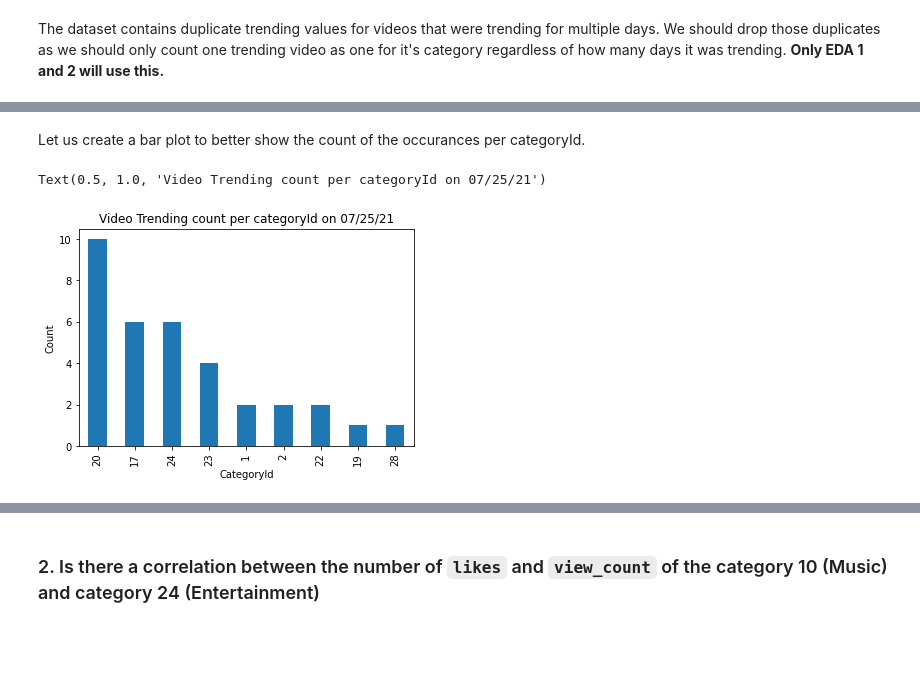
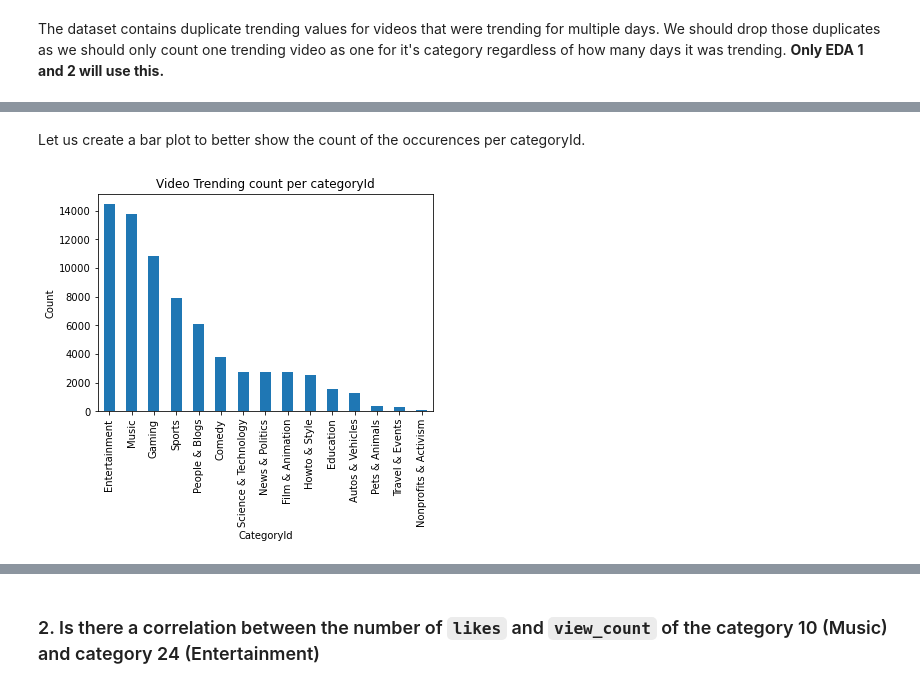
Before and after one commit to kether82/Project-1, a Jupyter notebook: Untitled0.ipynb, the cells around one changed output, grey strips where cells are left out. Saved outputs shown, nothing was run; the diff lists cells and outputs as text; code cells hidden in the pictures; blank space fills up the shorter version.

```diff
--- a/Untitled0.ipynb
+++ b/Untitled0.ipynb
@@ -110,0 +143,14 @@ Since the variables *category_data, trending_date, publishedAt, likes ,view_coun
+# %%
+trending_US_df.replace({
+1: "Film & Animation", 2: "Autos & Vehicles", 10: "Music",
+15: "Pets & Animals", 17: "Sports", 18: "Short Movies",
+19: "Travel & Events", 20: "Gaming", 21: "Videoblogging",
+22: "People & Blogs", 23: "Comedy", 24: "Entertainment",
+25: "News & Politics", 26: "Howto & Style", 27: "Education",
+28: "Science & Technology", 29: "Nonprofits & Activism", 30: "Movies",
+31: "Anime/Animation", 32: "Action/Adventure", 33: "Classics",
+34: "Comedy", 35: "Documentary", 36: "Drama",
+37: "Family", 38: "Foreign", 39: "Horror",
+40: "Sci-Fi/Fantasy", 41: "Thriller", 42: "Shorts",
+43: "Shows", 44: "Trailers"}, inplace=True)
+trending_US_df["categoryId"].unique()
@@ -150,3 +204,4 @@ The **`categoryId`** variable is an integer representing the video category. we
 # %%
-trending_US_count_df['categoryId'].unique()
+trending_US_count_df = trending_US_df['categoryId'].value_counts()
+trending_US_count_df
 # %% [output]
@@ -195,10 +224,10 @@ Name: categoryId, dtype: int64
 # %% [markdown]
-Let us create a bar plot to better show the count of the occurances per categoryId.
+Let us create a bar plot to better show the count of the occurences per categoryId.
 # %%
-trending_US_count_0725_df.plot.bar()
+trending_US_count_df.plot.bar()
 plt.xlabel('CategoryId')
 plt.ylabel('Count')
-plt.title('Video Trending count per categoryId on 07/25/21')
+plt.title('Video Trending count per categoryId')
+plt.show()
 # %% [output]
-Text(0.5, 1.0, 'Video Trending count per categoryId on 07/25/21')
-[figure, old version]
+[figure, new version]
```
Also changed, not shown: parts of 64 cells of this notebook, 1 other file.
